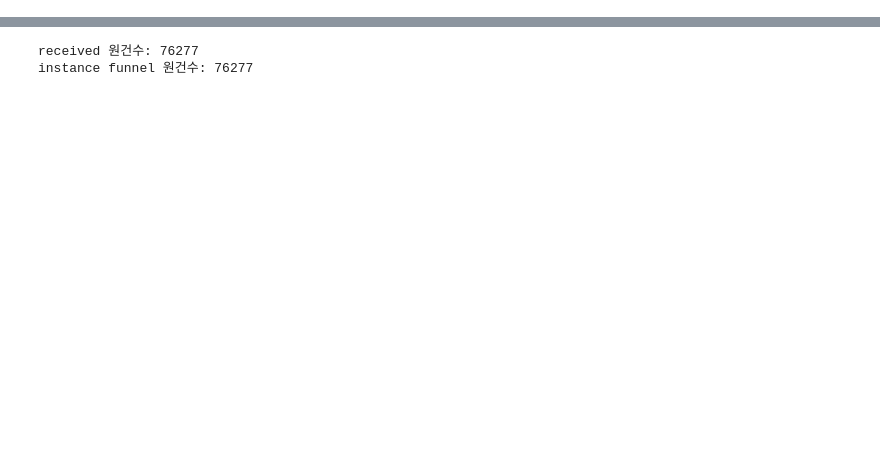
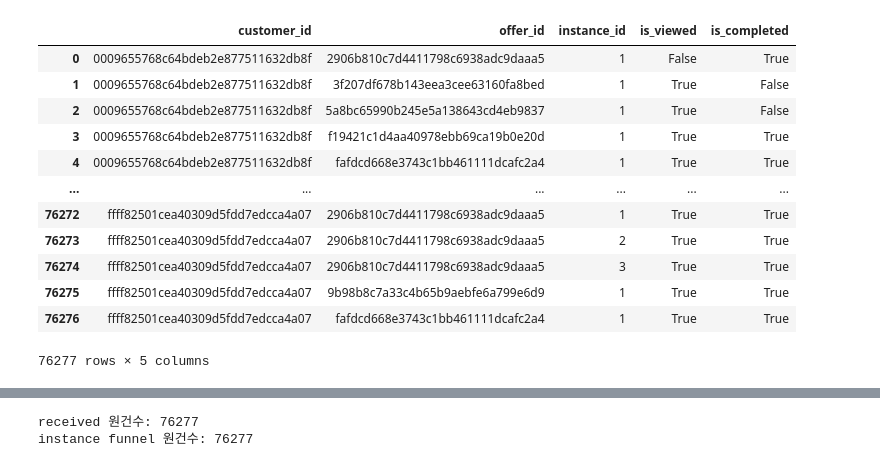
Before and after one commit to rladbstj56/practice_project, a Jupyter notebook: Soyun_EDA/stage1.ipynb, the cells around one changed output, grey strips where cells are left out. Saved outputs shown, nothing was run; the diff lists cells and outputs as text; code cells hidden in the pictures; blank space fills up the shorter version.

```diff
--- a/Soyun_EDA/stage1.ipynb
+++ b/Soyun_EDA/stage1.ipynb
@@ -180,0 +198,16 @@ funnel_instance.head()
+# %%
+funnel_instance.groupby(['customer_id','offer_id','instance_id'])[['is_viewed', 'is_completed']].first().reset_index()
+# %% [output]
+|  | customer_id | offer_id | instance_id | is_viewed | is_completed |
+| 0 | 0009655768c64bdeb2e877511632db8f | 2906b810c7d4411798c6938adc9daaa5 | 1 | False | True |
+| 1 | 0009655768c64bdeb2e877511632db8f | 3f207df678b143eea3cee63160fa8bed | 1 | True | False |
+| 2 | 0009655768c64bdeb2e877511632db8f | 5a8bc65990b245e5a138643cd4eb9837 | 1 | True | False |
+| 3 | 0009655768c64bdeb2e877511632db8f | f19421c1d4aa40978ebb69ca19b0e20d | 1 | True | True |
+| 4 | 0009655768c64bdeb2e877511632db8f | fafdcd668e3743c1bb461111dcafc2a4 | 1 | True | True |
+| ... | ... | ... | ... | ... | ... |
+| 76272 | ffff82501cea40309d5fdd7edcca4a07 | 2906b810c7d4411798c6938adc9daaa5 | 1 | True | True |
+| 76273 | ffff82501cea40309d5fdd7edcca4a07 | 2906b810c7d4411798c6938adc9daaa5 | 2 | True | True |
+| 76274 | ffff82501cea40309d5fdd7edcca4a07 | 2906b810c7d4411798c6938adc9daaa5 | 3 | True | True |
+| 76275 | ffff82501cea40309d5fdd7edcca4a07 | 9b98b8c7a33c4b65b9aebfe6a799e6d9 | 1 | True | True |
+| 76276 | ffff82501cea40309d5fdd7edcca4a07 | fafdcd668e3743c1bb461111dcafc2a4 | 1 | True | True |
+76277 rows × 5 columns
```
Also changed, not shown: parts of 12 cells of this notebook, 8 other files.
